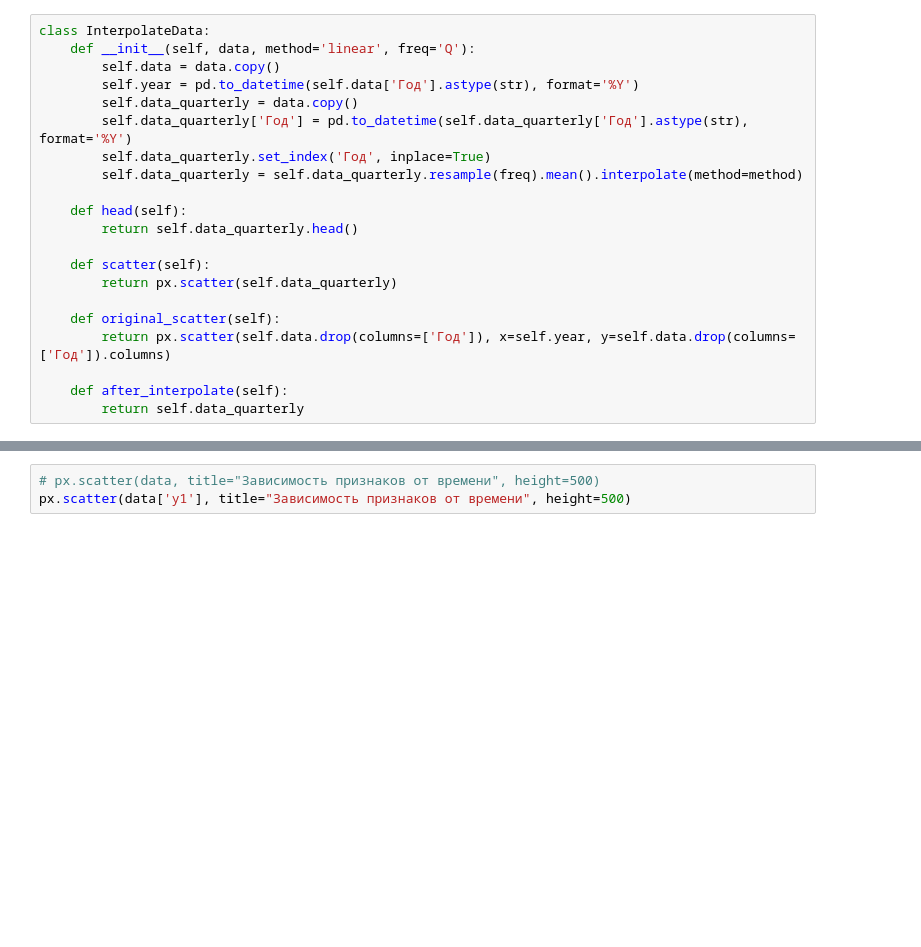
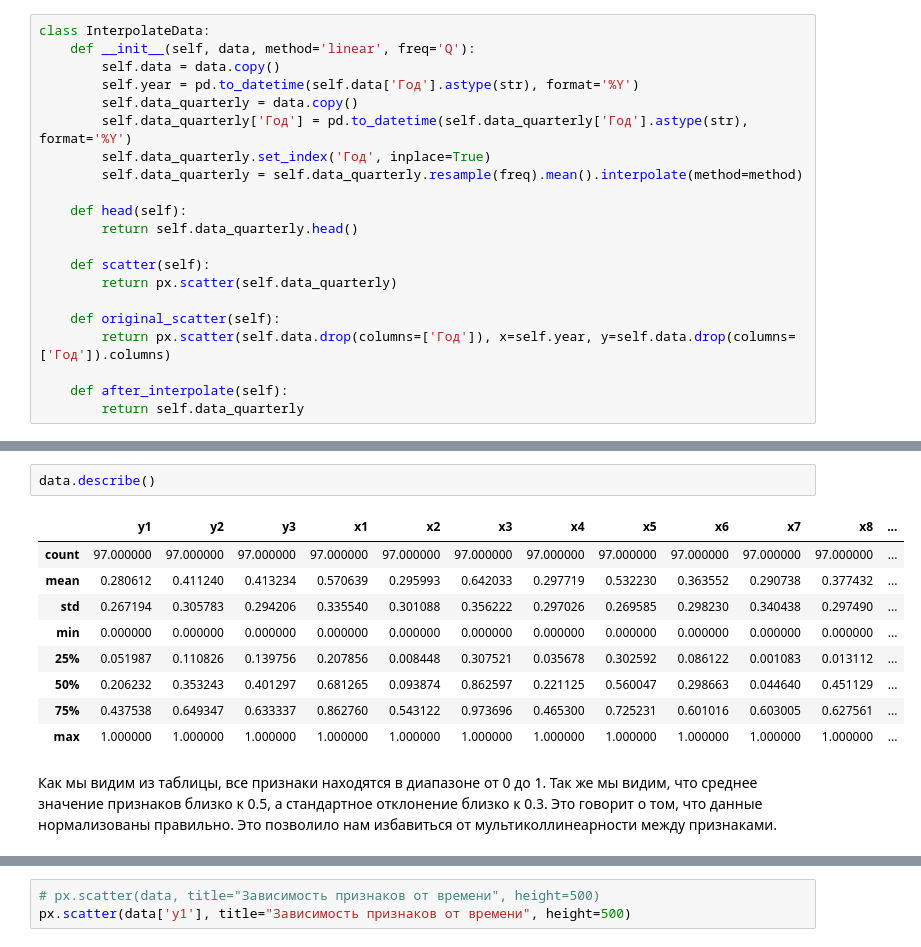
Before and after one commit to CosmDandy/-_4_-, a Jupyter notebook: analysis.ipynb, the cells around one changed output, grey strips where cells are left out. Cells and saved outputs as stored; diff of their text form; blank space fills up the shorter version.

```diff
--- a/analysis.ipynb
+++ b/analysis.ipynb
@@ -260,0 +430,14 @@ data.head()
+# %%
+data.describe()
+# %% [output]
+|  | y1 | y2 | y3 | x1 | x2 | x3 | x4 | x5 | x6 | x7 | x8 | ... |
+| count | 97.000000 | 97.000000 | 97.000000 | 97.000000 | 97.000000 | 97.000000 | 97.000000 | 97.000000 | 97.000000 | 97.000000 | 97.000000 | ... |
+| mean | 0.280612 | 0.411240 | 0.413234 | 0.570639 | 0.295993 | 0.642033 | 0.297719 | 0.532230 | 0.363552 | 0.290738 | 0.377432 | ... |
+| std | 0.267194 | 0.305783 | 0.294206 | 0.335540 | 0.301088 | 0.356222 | 0.297026 | 0.269585 | 0.298230 | 0.340438 | 0.297490 | ... |
+| min | 0.000000 | 0.000000 | 0.000000 | 0.000000 | 0.000000 | 0.000000 | 0.000000 | 0.000000 | 0.000000 | 0.000000 | 0.000000 | ... |
+| 25% | 0.051987 | 0.110826 | 0.139756 | 0.207856 | 0.008448 | 0.307521 | 0.035678 | 0.302592 | 0.086122 | 0.001083 | 0.013112 | ... |
+| 50% | 0.206232 | 0.353243 | 0.401297 | 0.681265 | 0.093874 | 0.862597 | 0.221125 | 0.560047 | 0.298663 | 0.044640 | 0.451129 | ... |
+| 75% | 0.437538 | 0.649347 | 0.633337 | 0.862760 | 0.543122 | 0.973696 | 0.465300 | 0.725231 | 0.601016 | 0.603005 | 0.627561 | ... |
+| max | 1.000000 | 1.000000 | 1.000000 | 1.000000 | 1.000000 | 1.000000 | 1.000000 | 1.000000 | 1.000000 | 1.000000 | 1.000000 | ... |
+# %% [markdown]
+Как мы видим из таблицы, все признаки находятся в диапазоне от 0 до 1. Так же мы видим, что среднее значение признаков близко к 0.5, а стандартное отклонение близко к 0.3. Это говорит о том, что данные нормализованы правильно. Это позволило нам избавиться от мультиколлинеарности между признаками.
```
Also changed, not shown: parts of 136 cells of this notebook.
